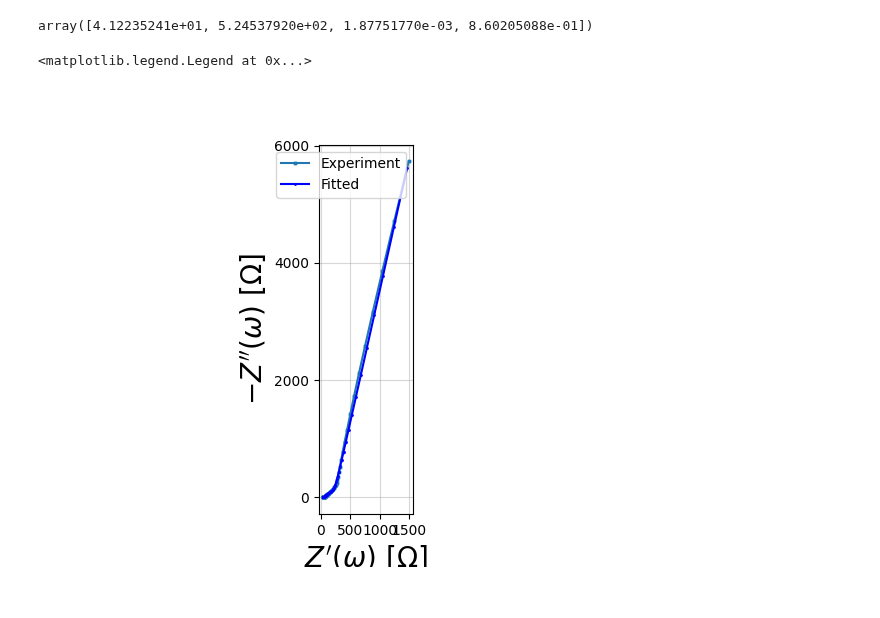
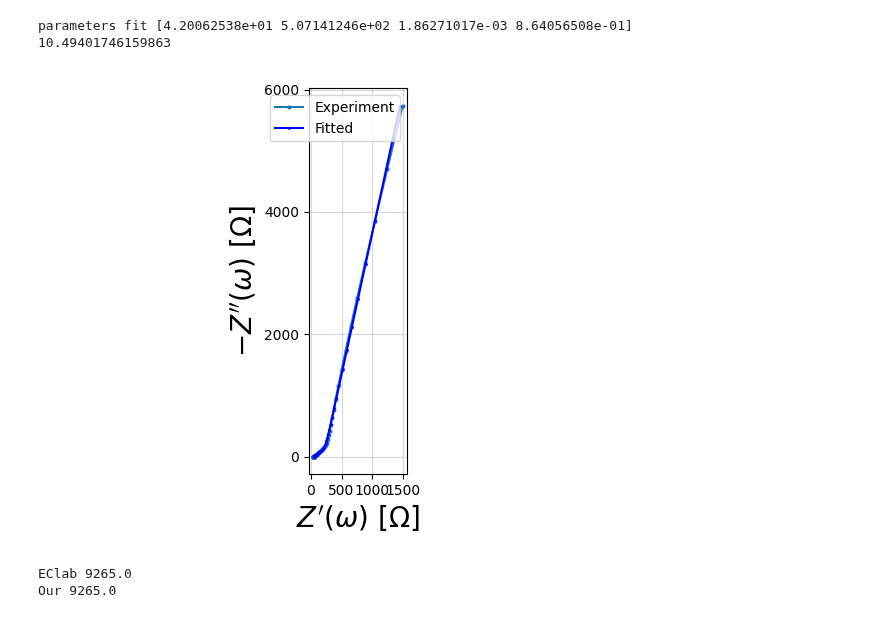
Before and after one commit to Yugal0/fitting-eis-inhomo-electrode, a Jupyter notebook: python/experimental/fit_abhi_data.ipynb, the cells around one changed output. Cells and saved outputs as stored; diff of their text form; code cells hidden in the pictures.

```diff
--- a/python/experimental/fit_abhi_data.ipynb
+++ b/python/experimental/fit_abhi_data.ipynb
@@ -20,8 +20,16 @@ def give_weights(z,wt):
         return np.ones(2*len(z))
 
 def give_chi_square(zexp,zmodel):
-     chi_sqr=np.sum((zexp-zmodel)**2)
+     chi_sqr=np.sum(np.abs((zexp-zmodel))**2)
      return chi_sqr
+
+def give_chi_square_wt(zexp,zmodel):
+     chi_sqr_wt=np.sum(np.abs((zexp-zmodel))**2/np.abs(zexp)**2)
+     return chi_sqr_wt
+
+def give_chi_square_by_N(zexp,zmodel):
+     chi_sqr=np.sum(np.abs((zexp-zmodel))**2)
+     return np.sqrt((chi_sqr)/len(zexp))
 # %%
 @element(num_params=4, units=["Ohm","Ohm", "F", ""],overwrite=True)
 def TLMuni(p, f):
@@ -44,27 +52,36 @@ exp_data=exp_data.to_numpy()
 z_exp_data=exp_data[:,1]+1j*exp_data[:,2]
 freq_exp_data=exp_data[:,0]
 #freq_exp_data
-# %%
-c_abhi_data=CustomCircuit(initial_guess=[41,400,1e-3,0.8],circuit="TLMuni")
-c_fit_abhi=c_abhi_data.fit(freq_exp_data,z_exp_data,sigma=give_weights(z_exp_data,"mod"),bounds=[(0,0,0,0),(np.inf,np.inf,np.inf,1)])
-#c_fit_abhi=c_abhi_data.fit(freq_exp_data,z_exp_data,sigma=np.concatenate((np.abs(z_exp_data)**2,np.abs(z_exp_data)**2)),bounds=[(0,0,0,0),(np.inf,np.inf,np.inf,1)])
-# c_EC=CustomCircuit(initial_guess=[40,530,1,0.9],circuit="TLMuniEC")
-# c_pred=c_abhi_data.fit(freq_exp_data,z_exp_data,bounds=[(0,0,0,0),(np.inf,np.inf,np.inf,1)])
-# c_pred_EC=c_EC.fit(freq_exp_data,z_exp_data,bounds=[(0,0,0,0),(np.inf,np.inf,np.inf,1)])
-
-pp=c_fit_abhi.parameters_
-pp=np.asarray(pp)
-pp=np.transpose(pp)
-pp
-# %% [output]
-array([4.12235241e+01, 5.24537920e+02, 1.87751770e-03, 8.60205088e-01])
 # %%
-
+wt="unit"
+c_abhi_data=CustomCircuit(initial_guess=[41,400,1e-3,0.8],circuit="TLMuni")
+c_fit_abhi=c_abhi_data.fit(freq_exp_data,z_exp_data,sigma=give_weights(z_exp_data,wt=wt),bounds=[(0,0,0,0),(np.inf,np.inf,np.inf,1)])
+print("parameters fit",c_fit_abhi.parameters_)
 z_pred=c_fit_abhi.predict(freq_exp_data)
 fg, ax=plt.subplots()
 plot_nyquist(z_exp_data,ax=ax,fmt="-X",ms=2,label="Experiment")
 plot_nyquist(z_pred,ax=ax,fmt="-o",color="blue",ms=1,label="Fitted")
 ax.legend()
+plt.tight_layout()
+#print(give_chi_square_wt(z_exp_data,z_pred))
+print(give_chi_square_by_N(z_exp_data,z_pred))
+
+z_pred=np.transpose([np.real(z_pred),np.imag(z_pred)])
+z_pred_df=pd.DataFrame(z_pred)
+z_pred_df.to_excel(f"fitted z-data python on abhi data.xlsx",sheet_name=f"{wt}")
 # %% [output]
-<matplotlib.legend.Legend at 0x...>
+parameters fit [4.20062538e+01 5.07141246e+02 1.86271017e-03 8.64056508e-01]
+10.49401746159863
-[figure, old version]
+[figure, new version]
+# %%
+a=5+56j
+b=89+9j
+EClab=np.abs((a-b))**2
+Our=(np.real(a)-np.real(b))**2+(np.imag(a)-np.imag(b))**2
+
+print("EClab",EClab)
+#print("|EClab|",np.abs(EClab))
+print("Our",Our)
+# %% [output]
+EClab 9265.0
+Our 9265.0
```
Also changed, not shown: 2 other files.
